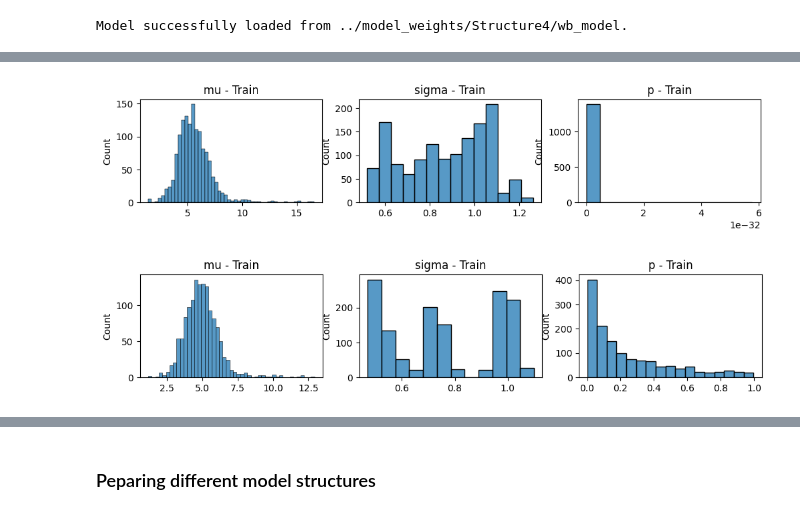
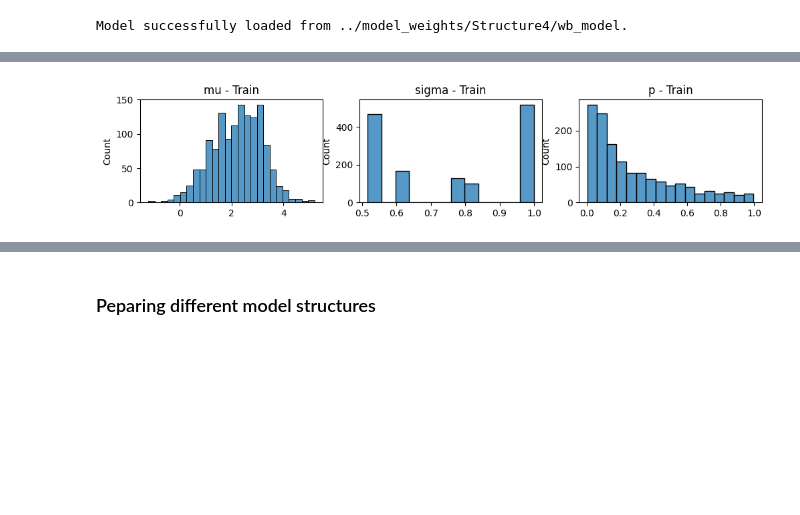
Before and after one commit to nhilariosilva/metabric_aft_models, a Jupyter notebook: notebooks/METABRIC - Cure AFT Models.ipynb, the cells around one changed output, grey strips where cells are left out. Cells and saved outputs as stored; diff of their text form; code cells hidden in the pictures; blank space fills up the shorter version.

```diff
--- a/notebooks/METABRIC - Cure AFT Models.ipynb
+++ b/notebooks/METABRIC - Cure AFT Models.ipynb
@@ -63,24 +69,23 @@ Test data dimension: (463, 183)
 5 rows × 183 columns
 # %%
 # Lifetimes and censoring indicators
-y_train = df_train["time"]
+y_train = df_train["time"] / 12
 delta_train = df_train["delta"]
 # Data for the neural network interpreter
 X_train_nn = df_train.iloc[:, 10:]
 # For all parameters from the AFT mNoneodel, consider the same set of features as predictors
 z_train_mu = df_train.iloc[:, 3:10]
-z_train_sigma = df_train.iloc[:, 3:10]
+z_train_sigma = df_train.iloc[:, 5:10]
 z_train_p = df_train.iloc[:, 3:10]
 
-
 # Lifetimes and censoring indicators
-y_test = df_test["time"]
+y_test = df_test["time"] / 12
 delta_test = df_test["delta"]
 # Data for the neural network interpreter
 X_test_nn = df_test.iloc[:, 10:]
 # For all parameters from the AFT model, consider the same set of features as predictors
 z_test_mu = df_test.iloc[:, 3:10]
-z_test_sigma = df_test.iloc[:, 3:10]
+z_test_sigma = df_test.iloc[:, 5:10]
 z_test_p = df_test.iloc[:, 3:10]
 # %% [markdown]
 ## Definição da arquitetura da rede neural
@@ -380,12 +351,8 @@ Optimization finished in 46.322 seconds.
 # %%
 ll_model = thf.ModelNN(ll_parameters, ll_loss,
-                       cure_aft_neural_network, cure_aft_network_call, cure_aft_network_call_nolast,
+                       cure_aft_neural_network2, cure_aft_network_call, cure_aft_network_call_nolast,
                        input_dim = (X_train_nn.shape[1], ), seed = 10)
-ll_model_restricted = thf.ModelNN(ll_parameters, ll_loss,
-                                  cure_aft_neural_network, cure_aft_network_call, cure_aft_network_call_nolast,
-                                  input_dim = (X_train_nn.shape[1], ), seed = 10)
 
 ll_model.load_model("../model_weights/Structure4/ll_model")
-ll_model_restricted.load_model("../model_weights/Structure4/ll_model_restricted")
 # %% [output]
 Model successfully loaded from ../model_weights/Structure4/ll_model.
@@ -448,6 +400,4 @@ parameters_histogram(ln_summary_restricted, figsize = (12,2))
 # %%
 parameters_histogram(ll_summary, figsize = (12,2))
-parameters_histogram(ll_summary_restricted, figsize = (12,2))
 # %% [output]
-[figure, old version]
+[figure, new version]
-[figure, removed]
```
Also changed, not shown: parts of 34 cells of this notebook, 21 other files.
